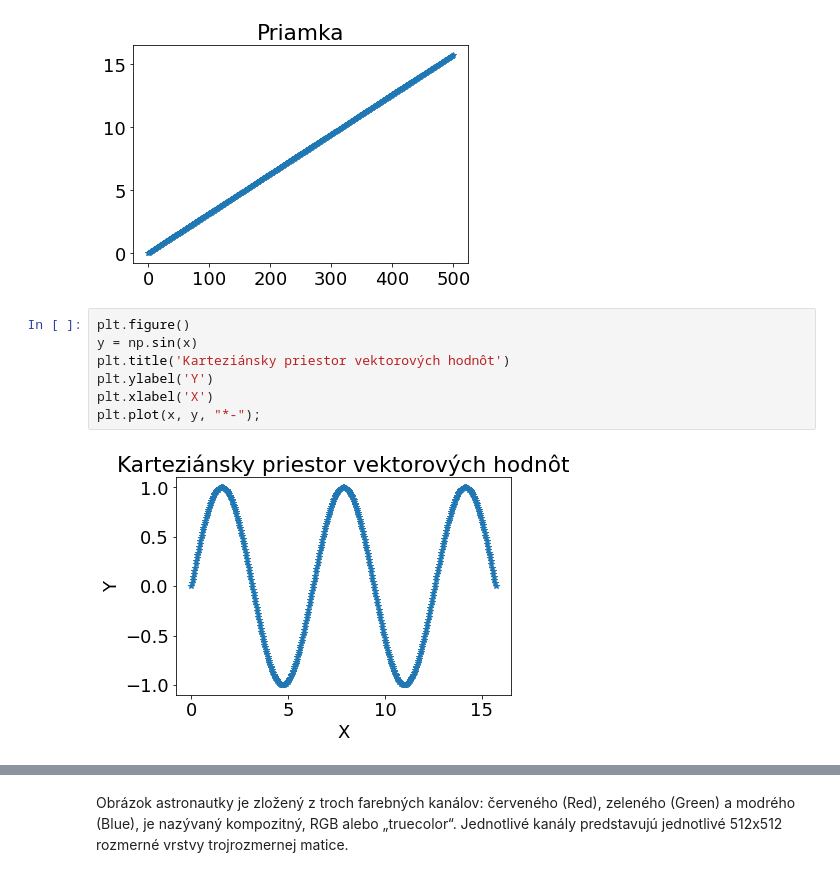
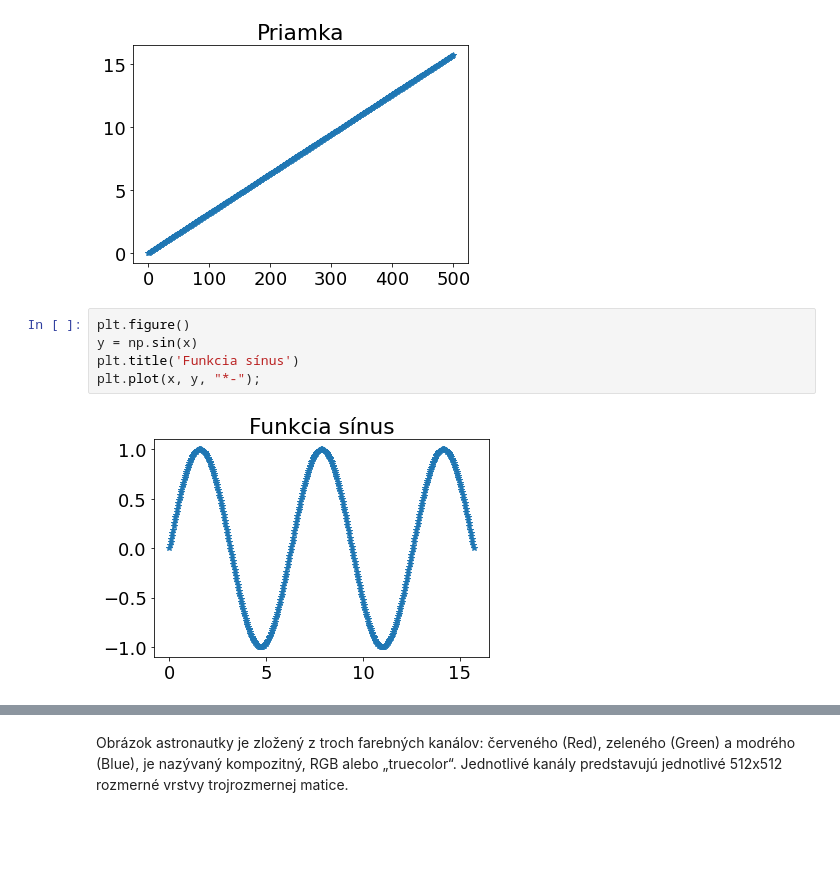
Before and after one commit to Miro001/computer-vision, a Jupyter notebook: 3. Zakladne operacie s obrazom.ipynb, the cells around one changed output, grey strips where cells are left out. Saved outputs shown, nothing was run; the diff lists cells and outputs as text; blank space fills up the shorter version.

```diff
--- a/3. Zakladne operacie s obrazom.ipynb
+++ b/3. Zakladne operacie s obrazom.ipynb
@@ -17,12 +17,10 @@ plt.plot(x, "-*");
 # %%
 plt.figure()
 y = np.sin(x)
-plt.title('Karteziánsky priestor vektorových hodnôt')
-plt.ylabel('Y')
-plt.xlabel('X')
+plt.title('Funkcia sínus')
 plt.plot(x, y, "*-");
 # %% [output]
-[figure, old version]
+[figure, new version]
 # %%
 plt.figure()
 rand_img = np.random.rand(256, 512)
```
Also changed, not shown: parts of 4 cells of this notebook.
